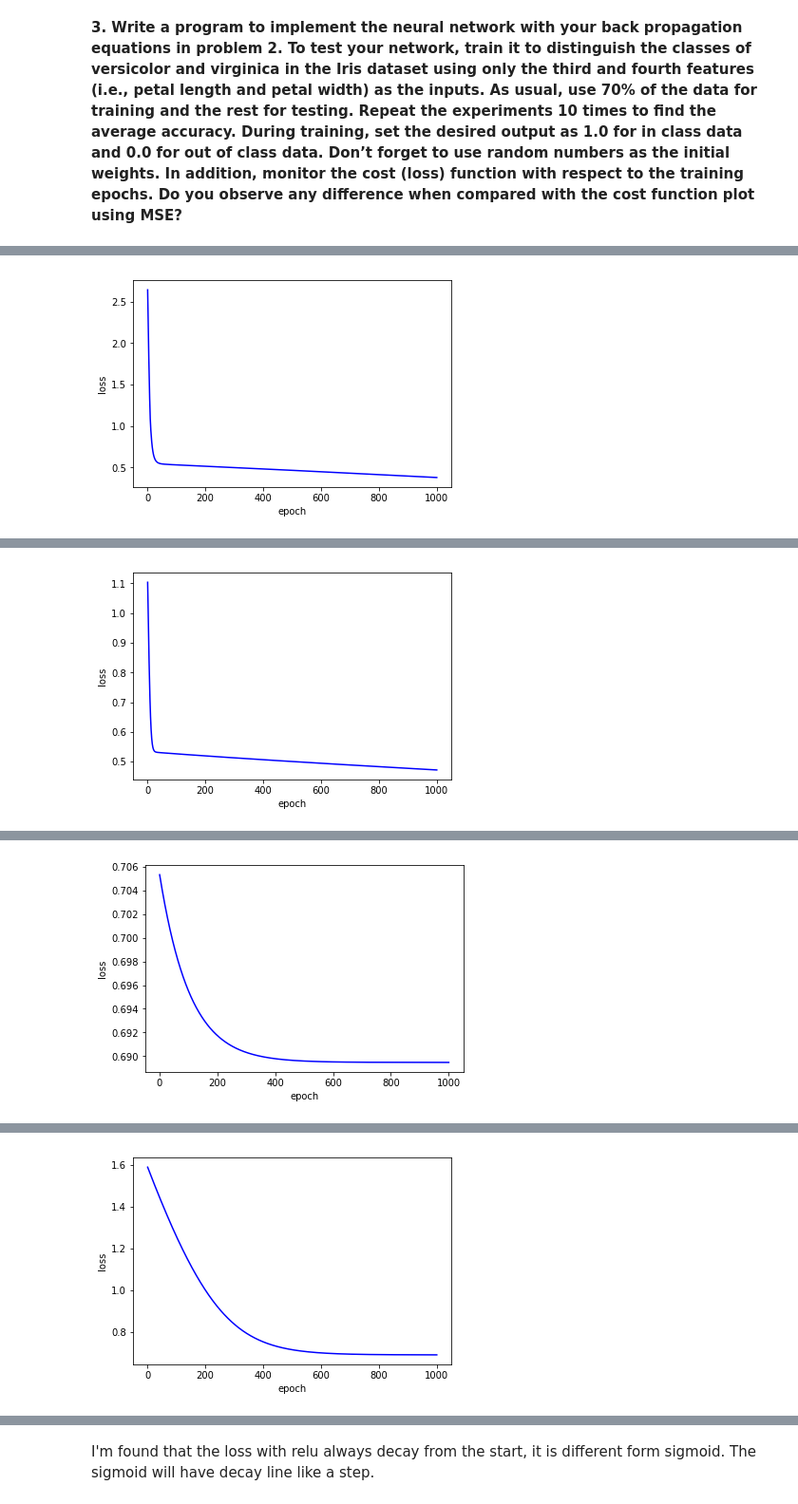
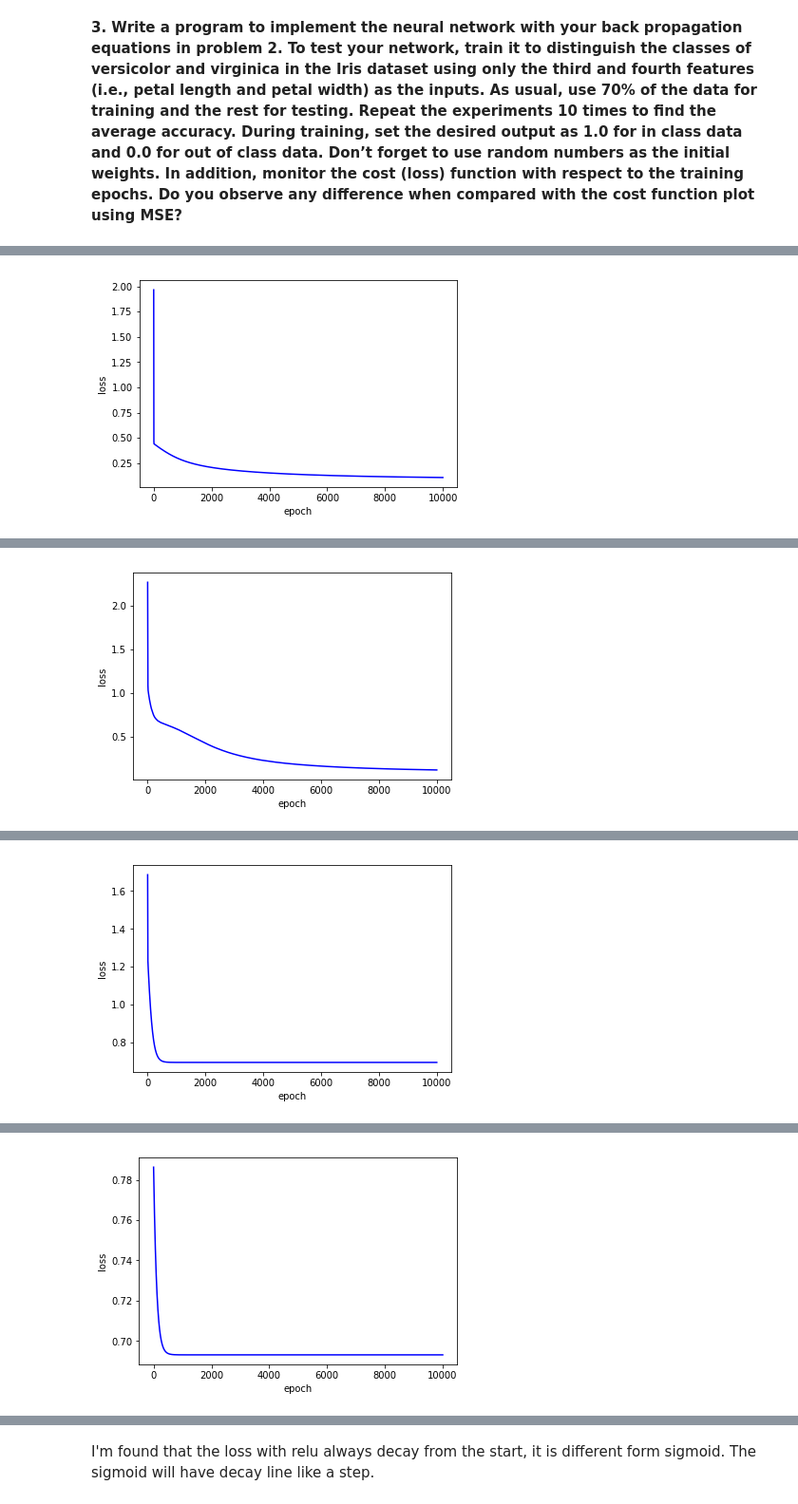
Before and after one commit to wei840222/ML-HW, a Jupyter notebook: HW 5.ipynb, the cells around one changed output, grey strips where cells are left out. Shown: that part at 95% size. Cells and saved outputs as stored; diff of their text form; code cells hidden in the pictures.

```diff
--- a/HW 5.ipynb
+++ b/HW 5.ipynb
@@ -53,8 +53,8 @@ for i in range(repeat):
     sess = tf.Session()
 
     # Interval / Epochs
-    interval = 100
-    epoch = 1000
+    interval = 1000
+    epoch = 10000
 
     # Initialize placeholders
     X_data = tf.placeholder(shape=[None, 2], dtype=tf.float32)
@@ -128,3 +128,3 @@ Epoch 1000 | Loss: 0.37736523
 Accuracy: 0.9333333333333333
-[figure, old version]
+[figure, new version]
 Training the model...
@@ -142,2 +142,2 @@ Accuracy: 0.8666666666666667
-[figure, old version]
+[figure, new version]
 Training the model...
@@ -155,2 +155,2 @@ Accuracy: 0.4
-[figure, old version]
+[figure, new version]
 Training the model...
@@ -168,2 +168,2 @@ Accuracy: 0.4
-[figure, old version]
+[figure, new version]
 Training the model...
```
Also changed, not shown: parts of 1 cell of this notebook.
